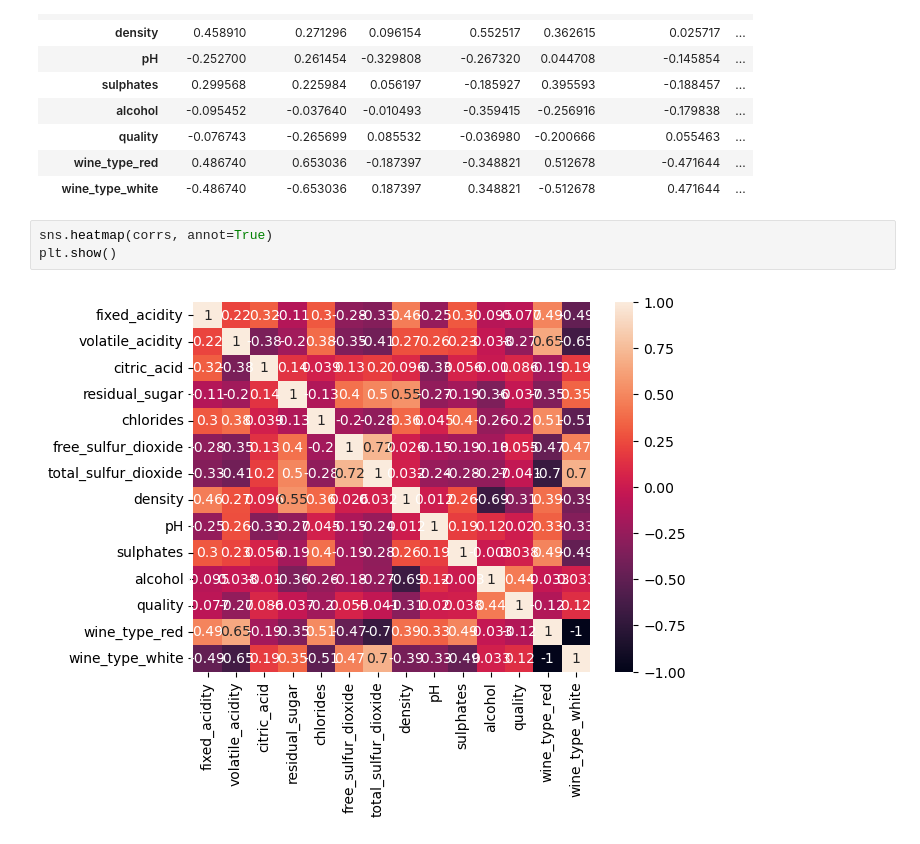
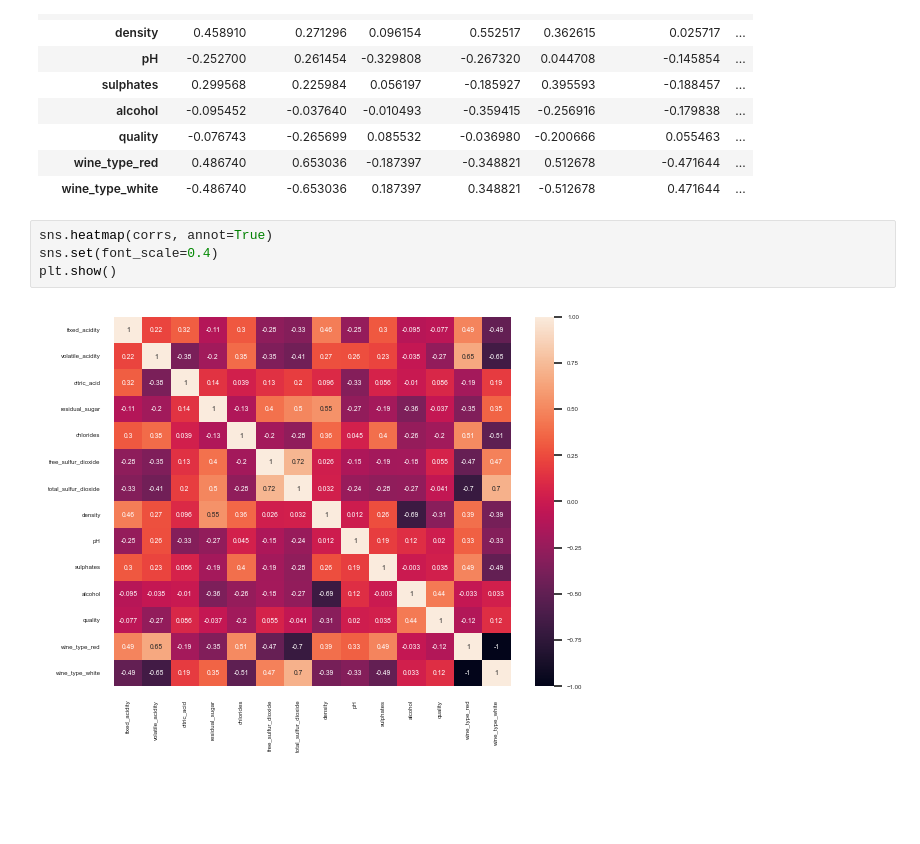
Before and after one commit to Berli85/Project4_Team2, a Jupyter notebook: combined_dataset/machine_learning_classification.ipynb, the cells around one changed output. Saved outputs shown, nothing was run; the diff lists cells and outputs as text; blank space fills up the shorter version.

```diff
--- a/combined_dataset/machine_learning_classification.ipynb
+++ b/combined_dataset/machine_learning_classification.ipynb
@@ -244,6 +233,7 @@ corrs
 | wine_type_white | -0.486740 | -0.653036 | 0.187397 | 0.348821 | -0.512678 | 0.471644 | ... |
 # %%
 sns.heatmap(corrs, annot=True)
+sns.set(font_scale=0.4)
 plt.show()
 # %% [output]
-[figure, old version]
+[figure, new version]
```
Also changed, not shown: parts of 31 cells of this notebook, 2 other files.
